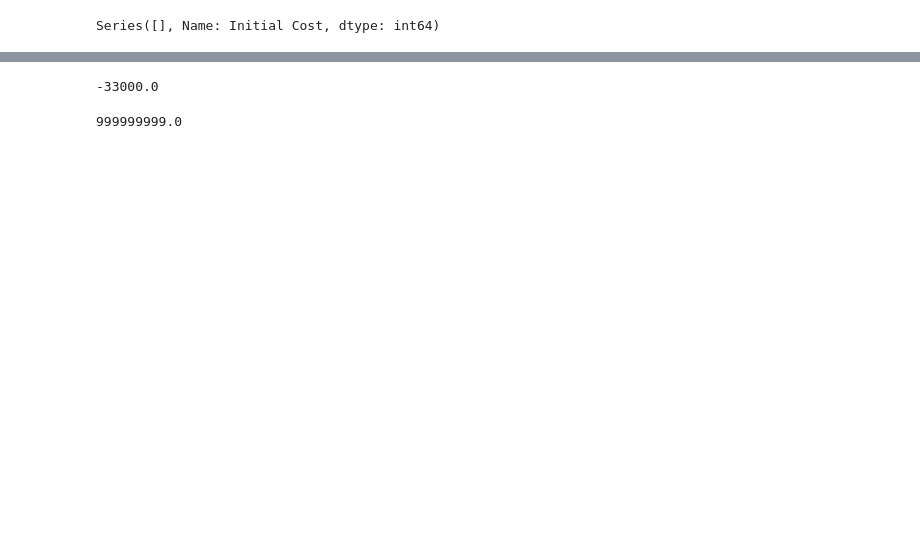
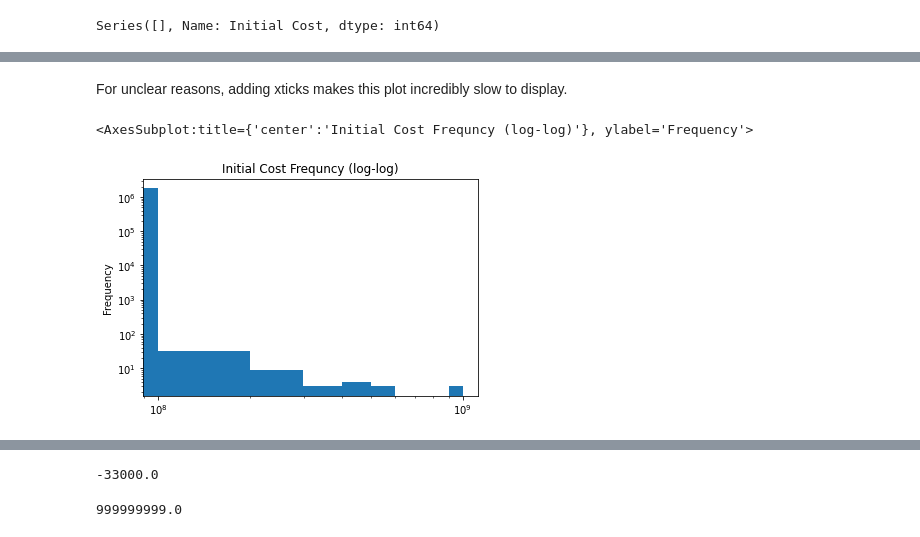
Before and after one commit to darkcb109/DOB-Job-Application-Cleaning, a Jupyter notebook: DOB_Job_Cleaning.ipynb, the cells around one changed output, grey strips where cells are left out. Drawn from its saved outputs; the diff is of its cells as text; code cells hidden in the pictures; blank space fills up the shorter version.

```diff
--- a/DOB_Job_Cleaning.ipynb
+++ b/DOB_Job_Cleaning.ipynb
@@ -631,4 +789,4 @@ Name: Other Description, dtype: int64
 # %%
-df['Other Description'].fillna('', inplace=True)
-df['Other Description'] = df['Other Description'].str.upper()
+##df['Other Description'].fillna('', inplace=True)
+##df['Other Description'] = df['Other Description'].str.upper()
 # %%
@@ -719,4 +809,4 @@ Name: Applicant's First Name, dtype: int64
 # %%
-df["Applicant's First Name"] = df["Applicant's First Name"].astype('str')
+#df["Applicant's First Name"] = df["Applicant's First Name"].astype('str')
 # %%
 # Unclear if these are actual first names mostly (Except for WU (woody))
@@ -737,4 +814,4 @@ Name: Applicant's First Name, Length: 2790, dtype: int64
 # %%
-df["Applicant's Last Name"] = df["Applicant's Last Name"].astype('str')
+#df["Applicant's Last Name"] = df["Applicant's Last Name"].astype('str')
 # %%
 # At least one of thesse is not all caps, and clearly there are periods in some
@@ -831,5 +853,3 @@ df['Initial Cost'] = df['Initial Cost'].astype('str')
 df.loc[~df["Initial Cost"].str.contains(".", regex=False)]["Initial Cost"].value_counts()
 # %% [output]
 Series([], Name: Initial Cost, dtype: int64)
-# %%
-df['Initial Cost'] = df['Initial Cost'].astype('str')
@@ -888,0 +915,7 @@ df["Initial Cost"].plot(kind='hist', log=True)
+# %% [markdown]
+For unclear reasons, adding xticks makes this plot incredibly slow to display.
+# %%
+df["Initial Cost"].plot(kind='hist', loglog=True, title='Initial Cost Frequncy (log-log)')
+# %% [output]
+<AxesSubplot:title={'center':'Initial Cost Frequncy (log-log)'}, ylabel='Frequency'>
+[figure, added]
```
Also changed, not shown: parts of 261 cells of this notebook.
